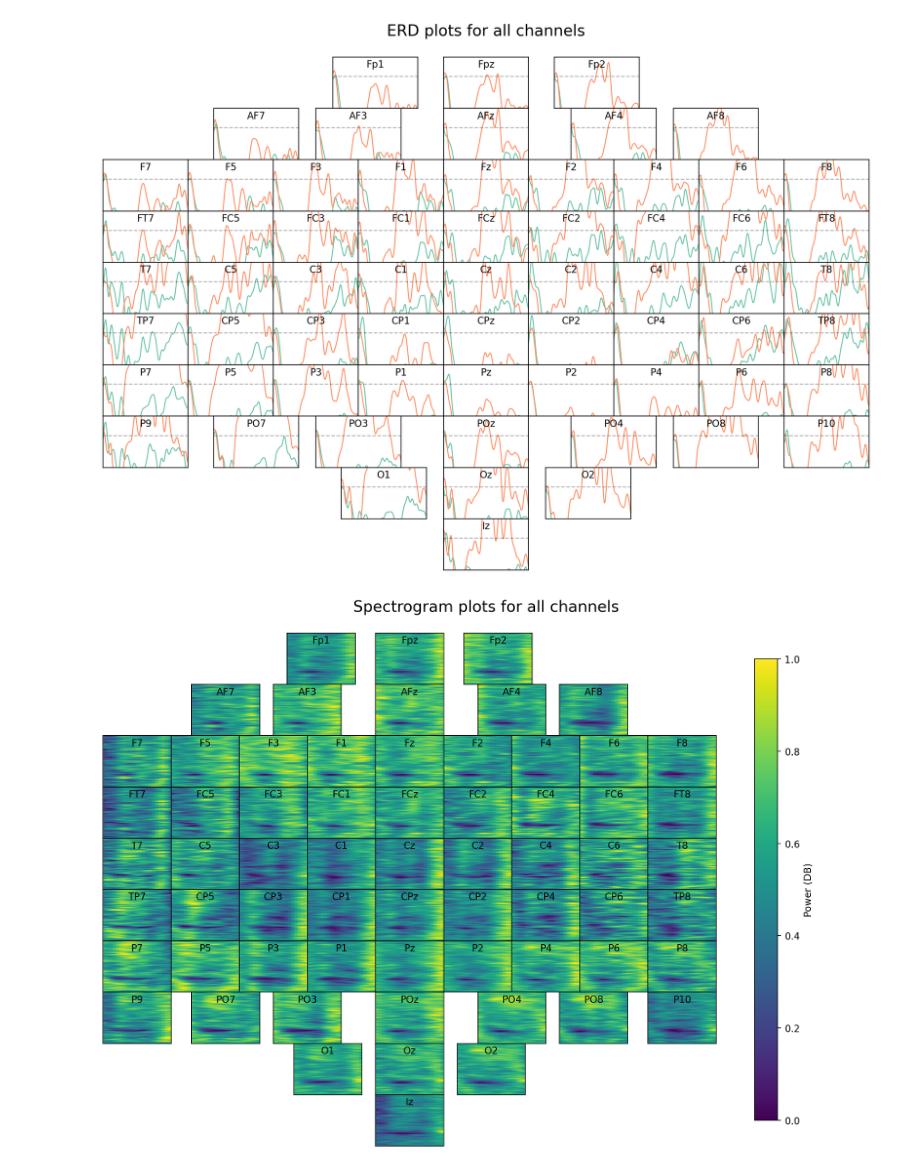
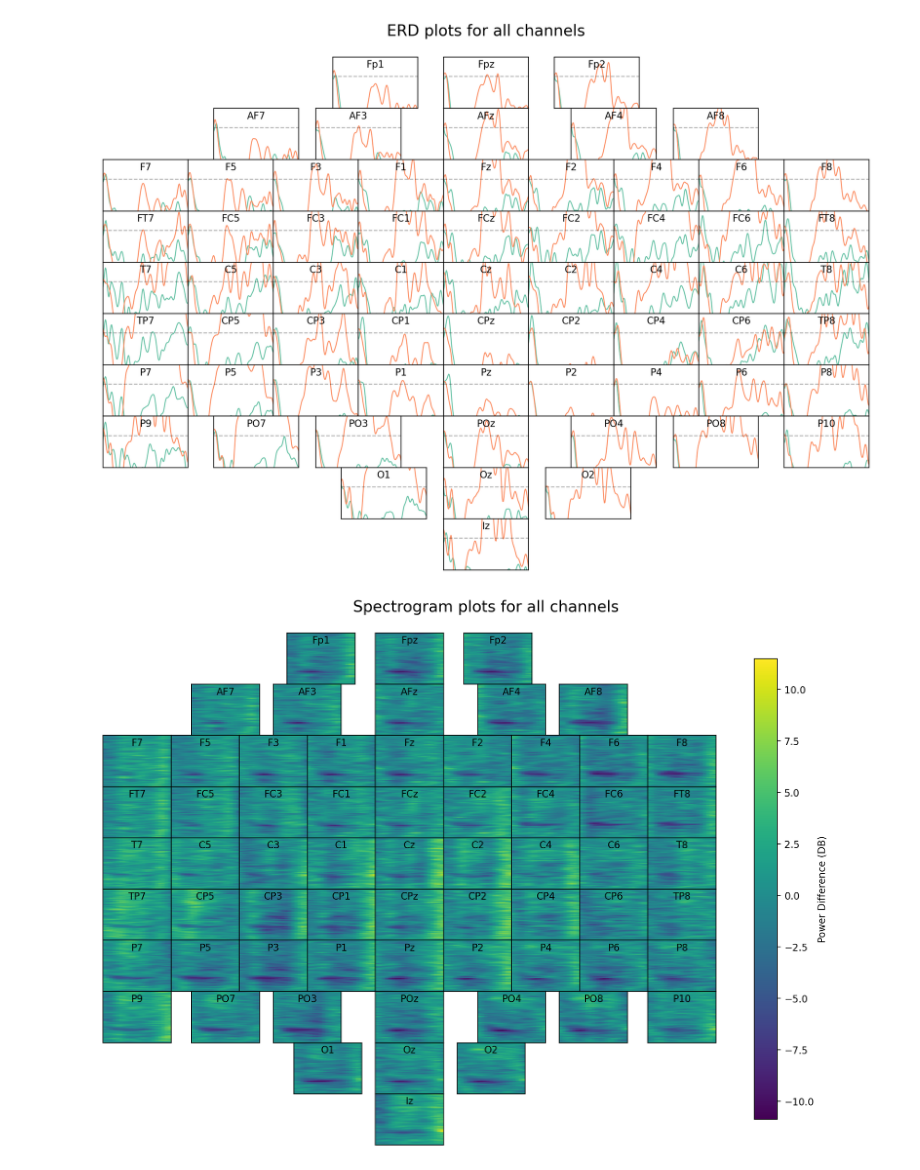
Before and after one commit to Malteflau/LaBraM-MMDTU, a Jupyter notebook: Spectrogram and erd grid plot.ipynb, the cells around one changed output. Cells and saved outputs as stored; diff of their text form; code cells hidden in the pictures.

Commit message:
Probably final version grid plots.2

```diff
--- a/Spectrogram and erd grid plot.ipynb
+++ b/Spectrogram and erd grid plot.ipynb
@@ -191,20 +191,11 @@ array([[  0.        ,   0.        ,   0.        , ...,   0.        ,
         -21.69778703, -22.36658206],
        [-16.908541  , -16.38035485, -16.11804605, ..., -21.69548284,
         -23.07321429, -23.85420511]])
-# %%
-def plot_diff_Spectrogram(psd_dict, ax=0):
-    diff_psds = list(psd_dict.values())[0] - list(psd_dict.values())[1]
-
-    # Plot
-    #plt.figure(figsize=(10, 4))
-    ax.imshow(diff_psds, aspect='auto', origin='lower',
-                extent=[0, diff_psds.shape[1], freqs[0], freqs[-1]])
-    #plt.colorbar(label='Power (dB)')
-    #plt.xlabel('Time Index' if 'times' not in locals() else 'Time (s)')
-    #plt.ylabel('Frequency (Hz)')
-    #plt.title('Spectrogram')
-    #plt.tight_layout()
-    #plt.show()
+# %%
+def plot_diff_Spectrogram(psd_list, freqs, ax=0):
+    im = ax.imshow(psd_list, aspect='auto', origin='lower',
+                   extent=[0, psd_list.shape[1], freqs[0], freqs[-1]], vmin=0, vmax=1)
+    return im
 # %%
 plot_diff_Spectrogram(psd)
 # %% [output]
@@ -296,33 +287,53 @@ plt.show()
 # %%
 mpl.rcParams['image.cmap'] = 'viridis'
 fig = plt.figure(figsize=(11, 8))
 axes = []  # collect all axes here
+ims = []
 band = [1,40]
+global_max, global_min = -np.inf, np.inf
 for ch, (x, y) in tqdm(ch_grid_dict.items(), desc=f'with frequency band: {band}, and settings: {settings}'):
 
     psds = get_psds_for_channel(participants_data=epochs, overlap=overlap, channel=ch, band=band, window=window, settings=settings, mean=False)
-
+    # Get difference between psds
+    diff_psds = list(psds.values())[0] - list(psds.values())[1]
     # Normalize positions to [0, 1] figure coordinates
     top_margin = 0.08
     ax_width = 1 / n_cols
     ax_height = (1 - top_margin) / n_rows
 
     left = x * ax_width
     bottom = 1 - top_margin - (y + 1) * ax_height
 
     ax = fig.add_axes([left, bottom, ax_width, ax_height])
-    im = plot_diff_Spectrogram(psds, ax)
-    axes.append(ax)  # 👈 collect this axis
+    im = plot_diff_Spectrogram(diff_psds, freqs, ax)
+    ims.append(im)    # Collect image for rescaling later
+    axes.append(ax)   # Collect axes
 
     ax.text(0.5, 0.95, ch, ha='center', va='top', transform=ax.transAxes, fontsize=10)
     ax.set_xticks([])
     ax.set_yticks([])
 
+    # Update global min and max
+    local_min = np.min(diff_psds)
+    local_max = np.max(diff_psds)
+
+    if local_min < global_min:
+        global_min = local_min
+    if local_max > global_max:
+        global_max = local_max
+
+    del diff_psds  # Free memory
+
+
+# Fix color limits for all images
+for im in ims:
+    im.set_clim(global_min, global_max)
+
 # Shared colorbar on the right
-cbar = fig.colorbar(im, ax=axes, location='right', shrink=0.9)
-cbar.set_label('Power (DB)')
+cbar = fig.colorbar(ims[0], ax=axes, location='right', shrink=0.9)
+cbar.set_label('Power Difference (DB)')
 
 plt.suptitle("Spectrogram plots for all channels", fontsize=16)
 plt.show()
 # %% [output]
-[figure, old version]
+[figure, new version]
```
